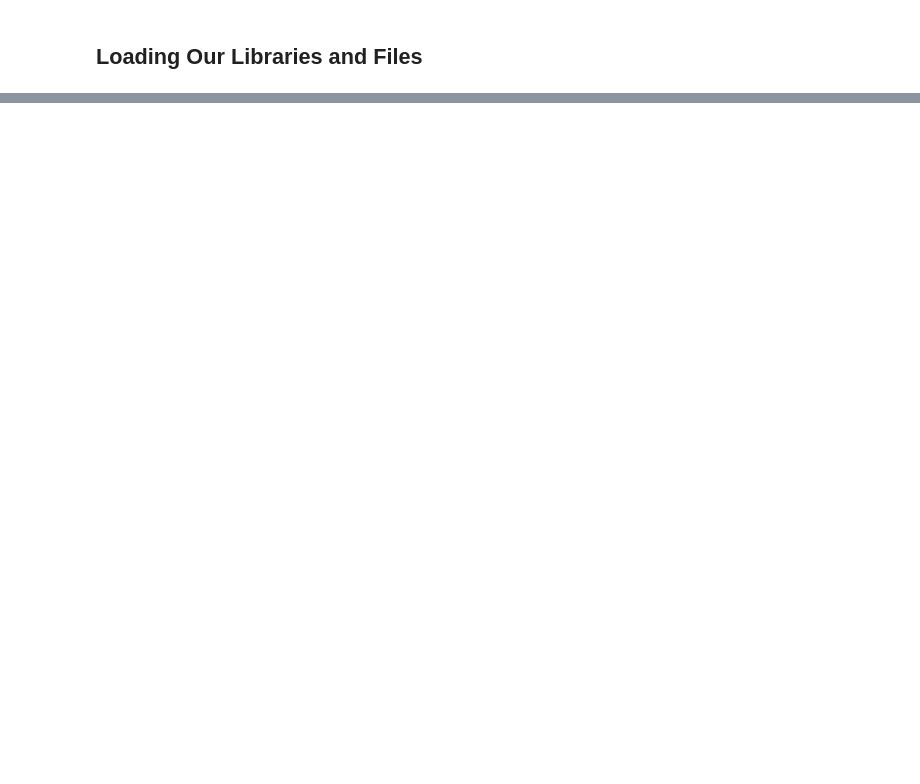
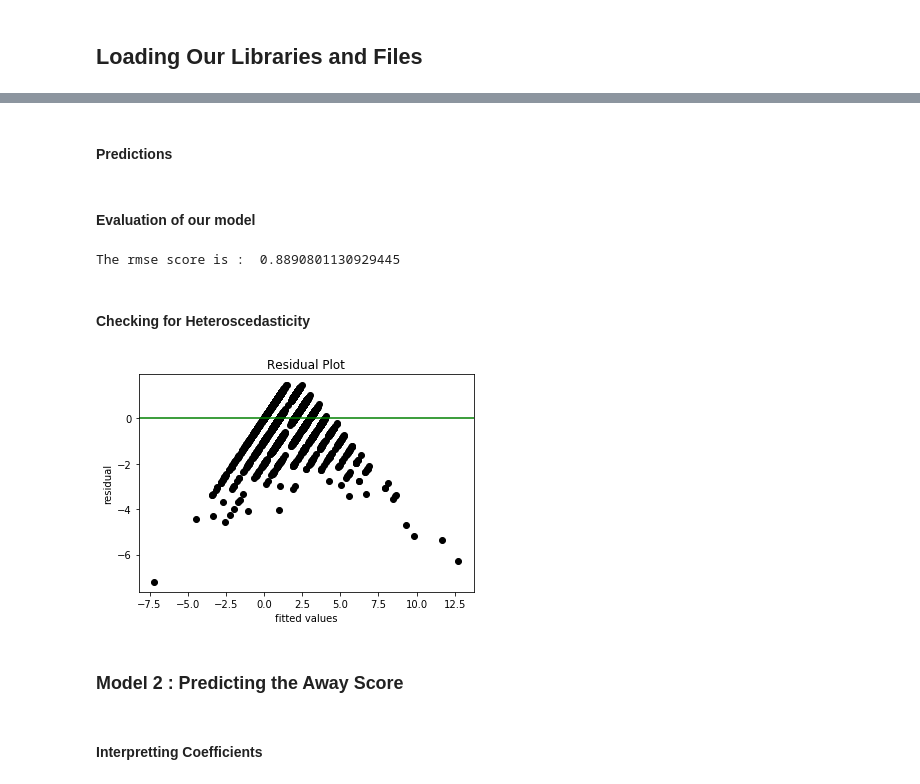
Before and after one commit to Linda-Agesa/Mchezopesa-Football-Analysis, a Jupyter notebook: Mchezopesa_Analysis.ipynb, the cells around one changed output, grey strips where cells are left out. Drawn from its saved outputs; the diff is of its cells as text; code cells hidden in the pictures; blank space fills up the shorter version.

```diff
--- a/Mchezopesa_Analysis.ipynb
+++ b/Mchezopesa_Analysis.ipynb
@@ -30,0 +891,14 @@
+# %%
+# Applying PCA
+
+pca = PCA()
+
+x_train = pca.fit_transform(x_train)
+
+x_test = pca.transform(x_test)
+# %%
+# We now apply the number of components we desire to the PCA() function for reduction
+
+pca = PCA(n_components = 19)
+x_train = pca.fit_transform(x_train)
+x_test = pca.transform(x_test)
@@ -30,0 +907,12 @@
+# %%
+# Fitting the polynomial linear regression
+
+poly_features = PolynomialFeatures(include_bias = False, degree = 1)
+
+x_train = poly_features.fit_transform(x_train)
+x_test = poly_features.fit_transform(x_test)
+
+# Training the model
+
+linreg = LinearRegression()
+linreg.fit(x_train, y_train)
@@ -30,0 +947,31 @@
+# %% [markdown]
+#### Predictions
+# %%
+# Making predictions
+#
+y_pred = linreg.predict(x_test)
+# %% [markdown]
+#### Evaluation of our model
+# %%
+# We will use the rmse score to evaluate
+
+print('The rmse score is : ', np.sqrt(mean_squared_error(y_test, y_pred)))
+# %% [output]
+The rmse score is :  0.8890801130929445
+# %% [markdown]
+#### Checking for Heteroscedasticity
+# %%
+residuals = y_pred - y_test
+
+# Plotting the prediction errors
+
+plt.scatter(y_pred, residuals, color='black')
+plt.title('Residual Plot')
+plt.ylabel('residual')
+plt.xlabel('fitted values')
+plt.axhline(y= residuals.mean(), color='green')
+plt.show()
+# %% [output]
+[figure, added]
+# %% [markdown]
+### Model 2 : Predicting the Away Score
@@ -30,0 +1022,2 @@
+# %% [markdown]
+#### Interpretting Coefficients
```
Also changed, not shown: parts of 130 cells of this notebook.
